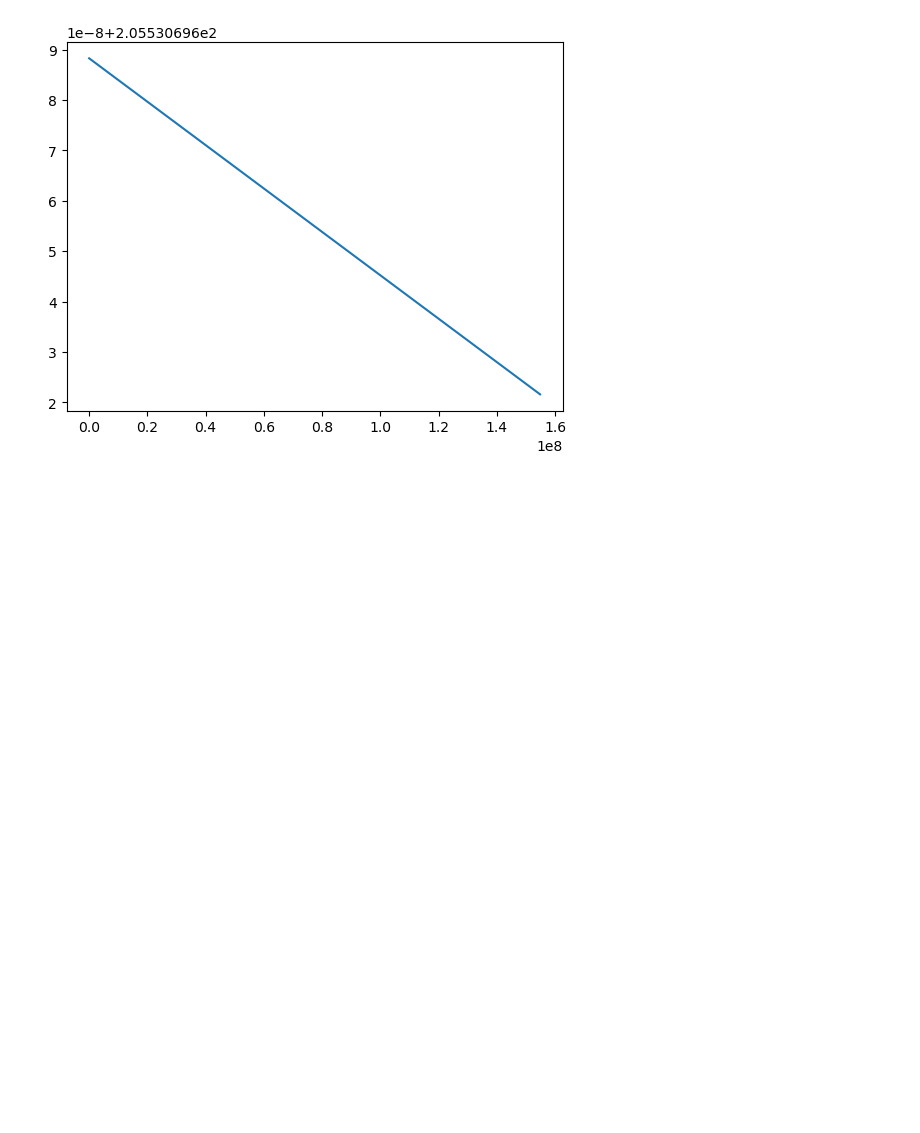
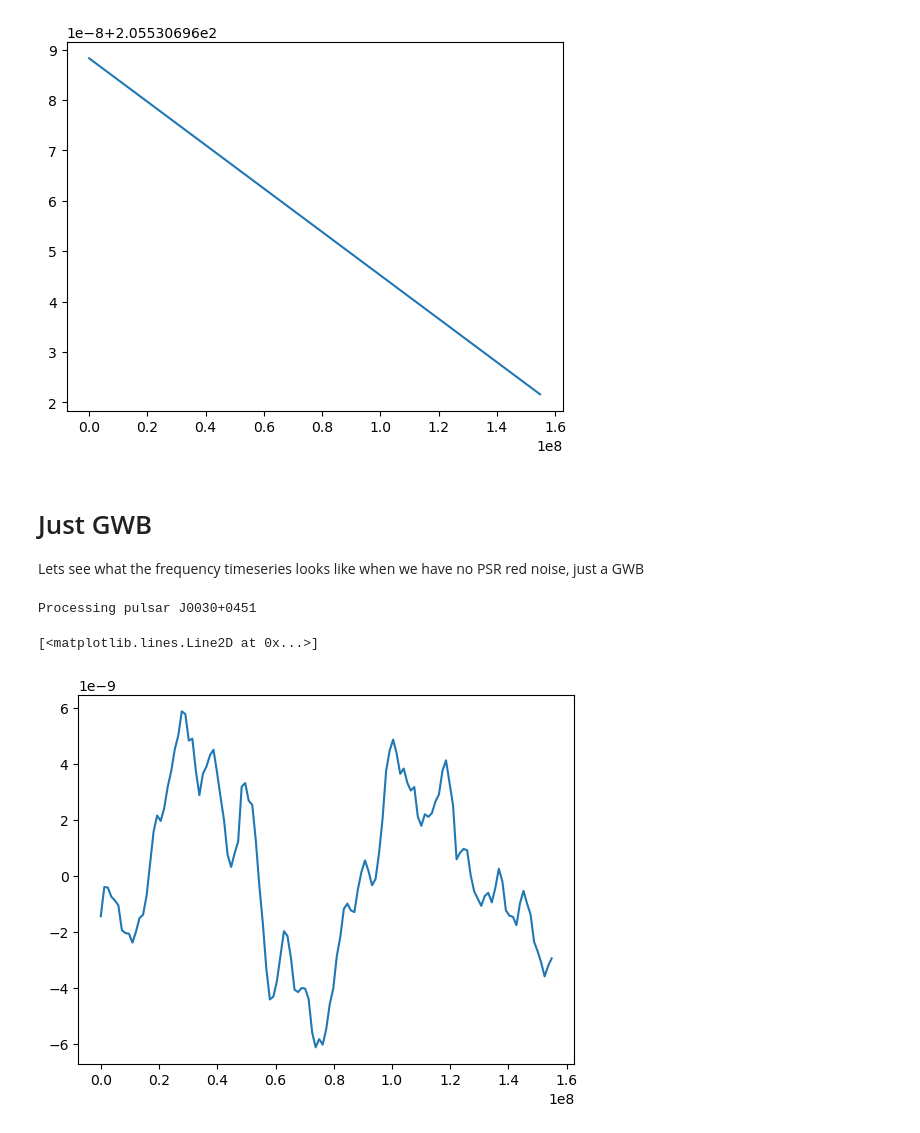
Before and after one commit to tomkimpson/PulsarMockData, a Jupyter notebook: notebooks/01.explore_how_to_generate_frequencies_via_residuals.ipynb, the cells around one changed output. Drawn from its saved outputs; the diff is of its cells as text; code cells hidden in the pictures; blank space fills up the shorter version.

```diff
--- a/notebooks/01.explore_how_to_generate_frequencies_via_residuals.ipynb
+++ b/notebooks/01.explore_how_to_generate_frequencies_via_residuals.ipynb
@@ -184,3 +185,25 @@ plt.plot(t_eval, f_secular)
 # %% [output]
 [<matplotlib.lines.Line2D at 0x...>]
 [figure]
+# %% [markdown]
+# Just GWB
+
+
+Lets see what the frequency timeseries looks like when we have no PSR red noise, just a GWB
+# %%
+#par_file and tim_file defined above
+noise_seed = 1
+gwb = toasim.GWB(ngw=int(1e3),
+                 seed=noise_seed,
+                 gwAmp=1e-11,
+                 alpha=-2/3)
+psr_alpha = 4
+psr_amplitude = 0
+efac = 1
+t,f, F0,F1,DECJ,RAJ = process_pulsar_files(par_file,tim_file,noise_seed,gwb,psr_alpha,psr_amplitude,efac)
+
+plt.plot(t,f)
+# %% [output]
+Processing pulsar J0030+0451
+[<matplotlib.lines.Line2D at 0x...>]
+[figure, added]
```
Also changed, not shown: parts of 8 cells of this notebook, 8 other files.
